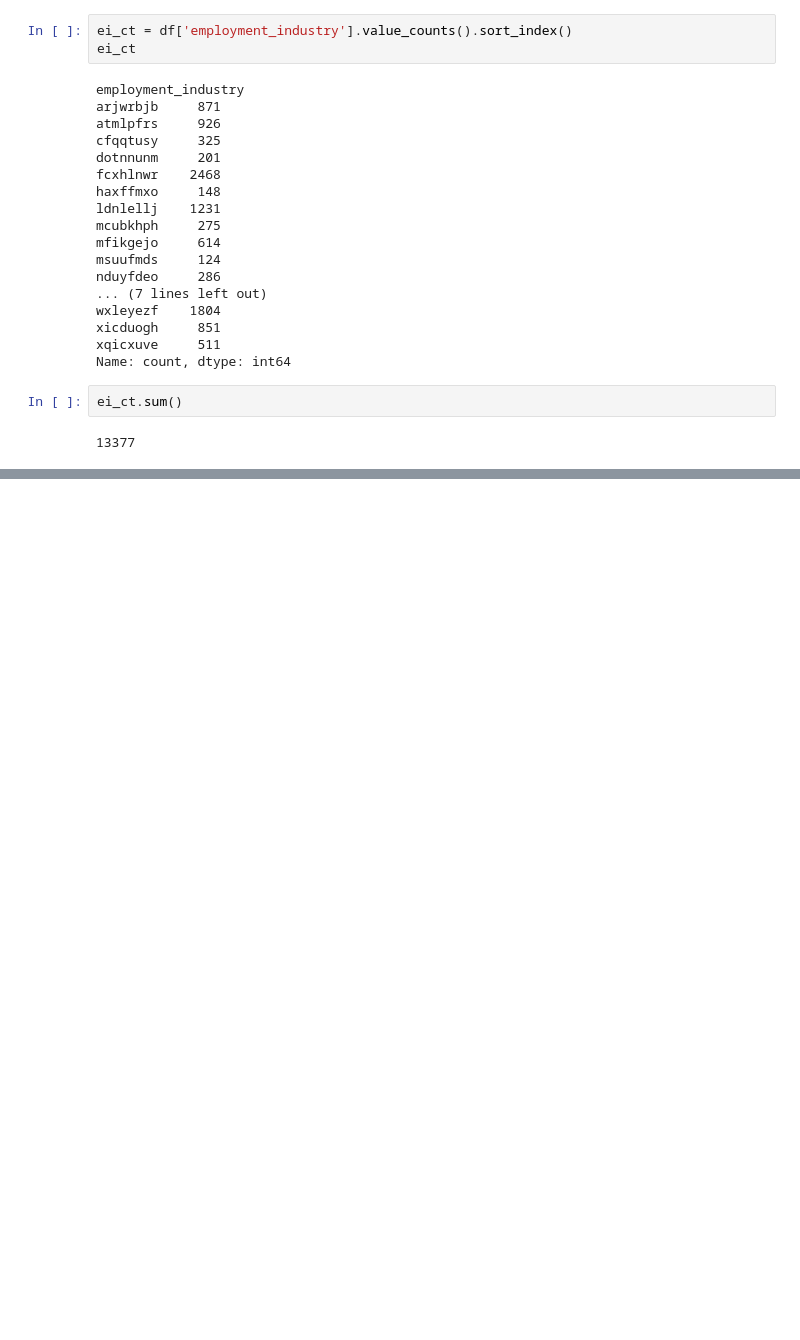
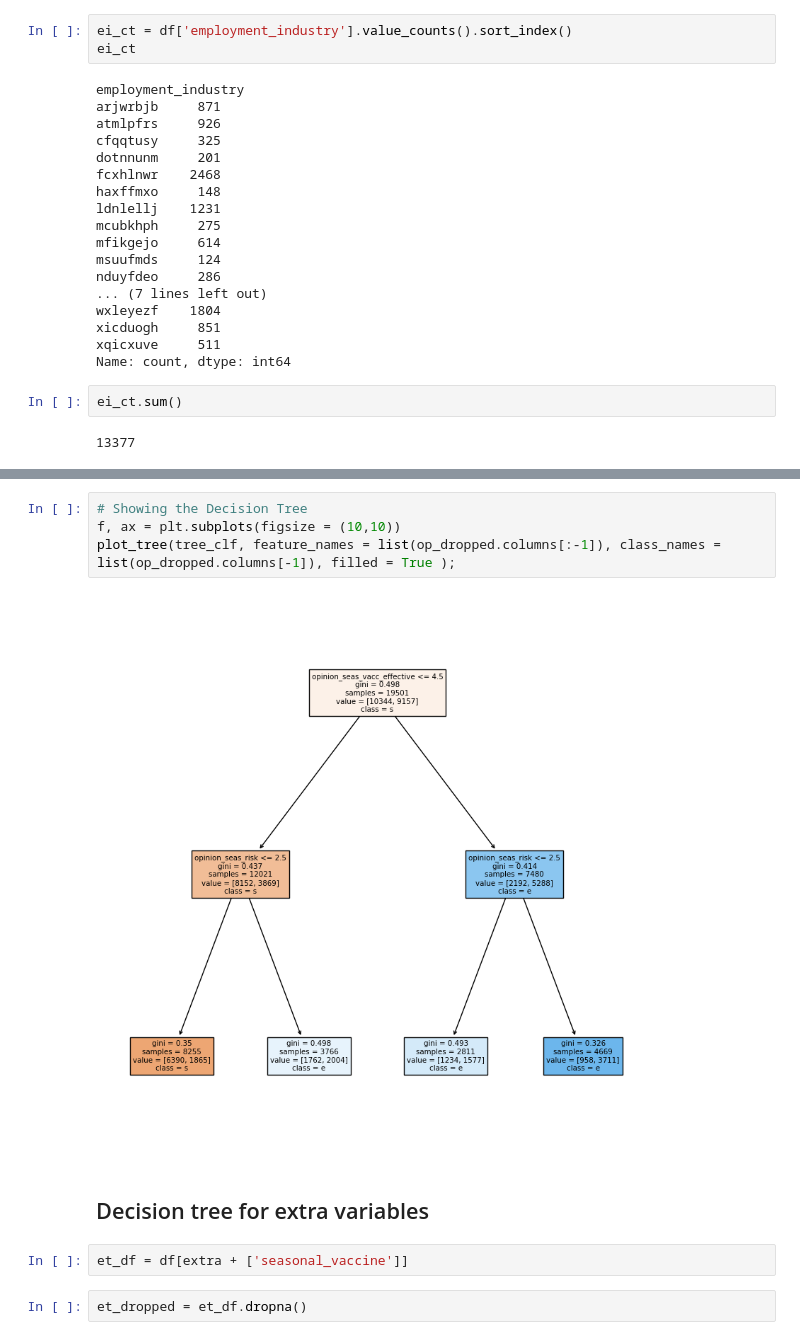
Before and after one commit to likej82/Probability-of-Receiving-Seasonal-Flu-Vaccination-Based-Off-Demographic, a Jupyter notebook: namsoo_project3.ipynb, the cells around one changed output, grey strips where cells are left out. Saved outputs shown, nothing was run; the diff lists cells and outputs as text; blank space fills up the shorter version.

```diff
--- a/namsoo_project3.ipynb
+++ b/namsoo_project3.ipynb
@@ -453,0 +490,12 @@ ei_ct.sum()
+# %%
+# Showing the Decision Tree
+f, ax = plt.subplots(figsize = (10,10))
+plot_tree(tree_clf, feature_names = list(op_dropped.columns[:-1]), class_names = list(op_dropped.columns[-1]), filled = True );
+# %% [output]
+[figure, added]
+# %% [markdown]
+## Decision tree for extra variables
+# %%
+et_df = df[extra + ['seasonal_vaccine']]
+# %%
+et_dropped = et_df.dropna()
```
Also changed, not shown: parts of 63 cells of this notebook.
